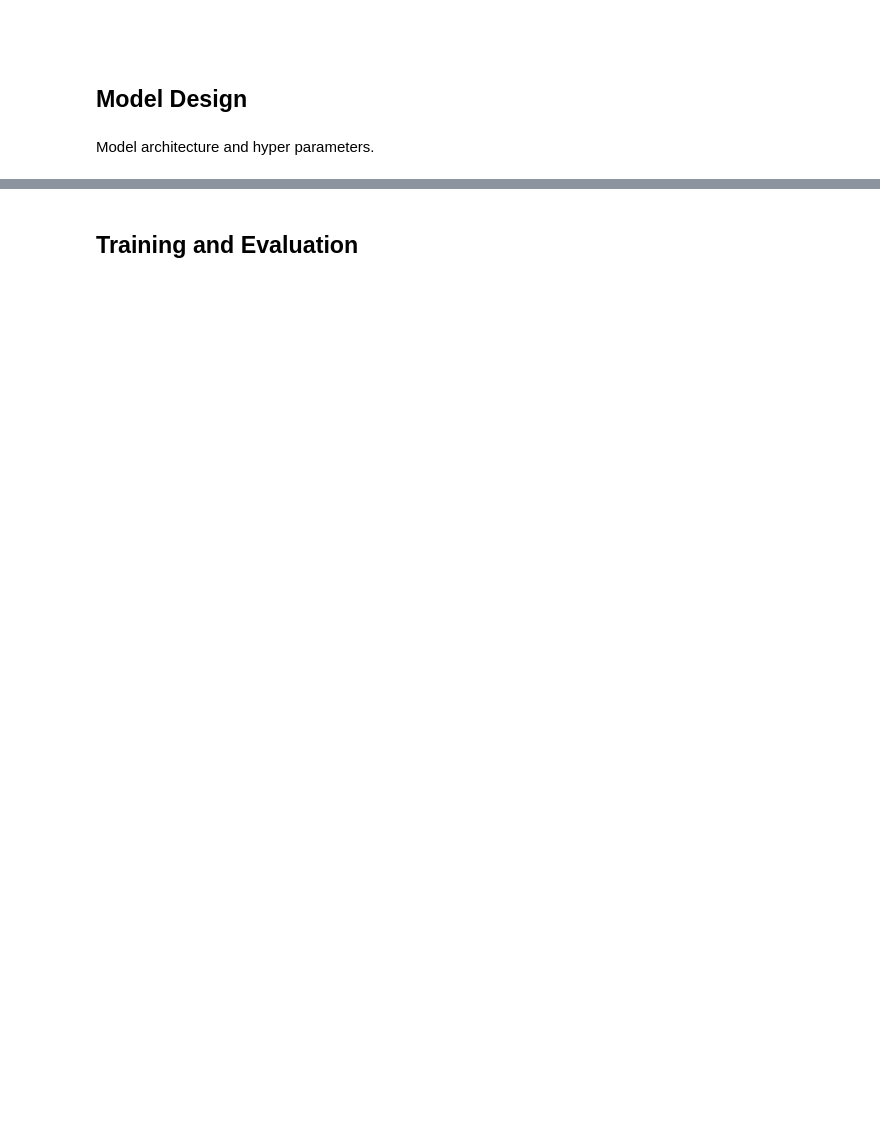
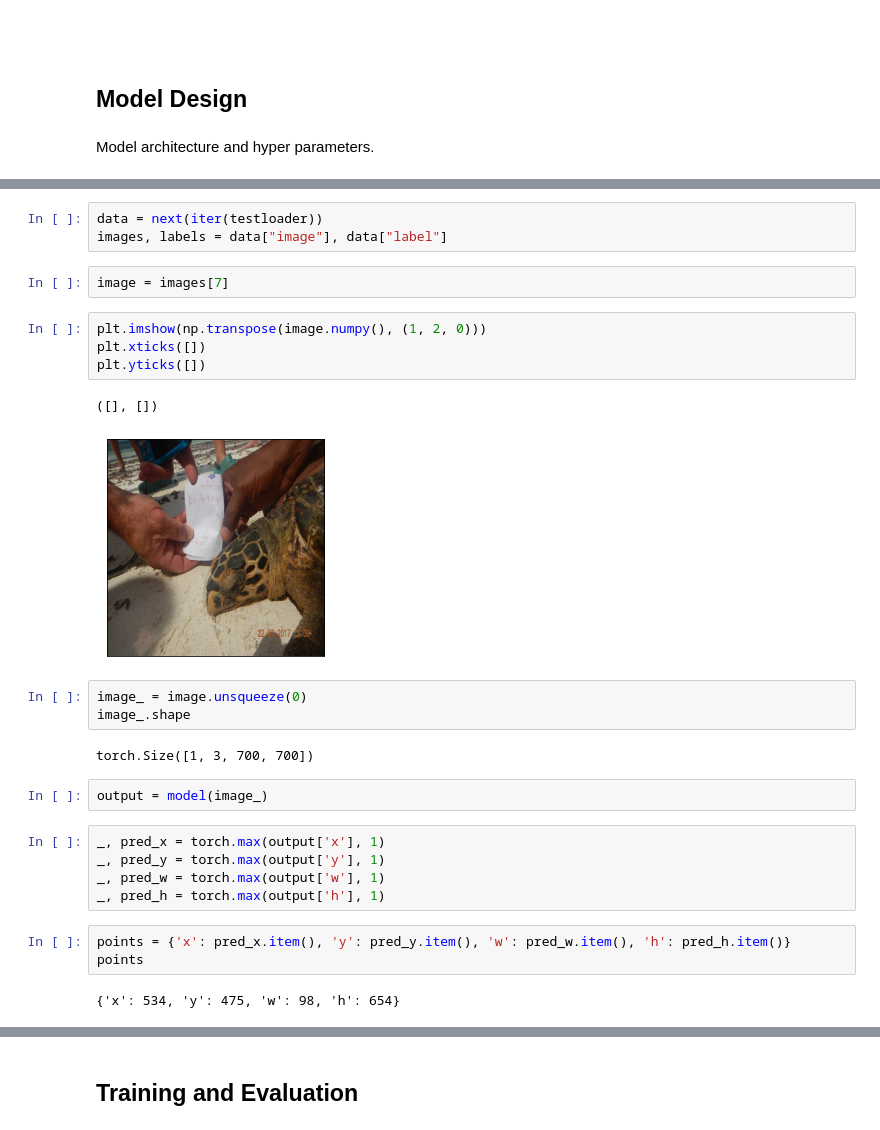
Before and after one commit to martinoywa/zindi-challenges, a Jupyter notebook: Local Ocean Conservation - Sea Turtle Face Detection/Model_Notebook.ipynb, the cells around one changed output, grey strips where cells are left out. Drawn from its saved outputs; the diff is of its cells as text; blank space fills up the shorter version.

Commit message:
Add pre-model testing

```diff
--- a/Local Ocean Conservation - Sea Turtle Face Detection/Model_Notebook.ipynb
+++ b/Local Ocean Conservation - Sea Turtle Face Detection/Model_Notebook.ipynb
@@ -166,0 +329,29 @@ Model architecture and hyper parameters.
+# %%
+data = next(iter(testloader))
+images, labels = data["image"], data["label"]
+# %%
+image = images[7]
+# %%
+plt.imshow(np.transpose(image.numpy(), (1, 2, 0)))
+plt.xticks([])
+plt.yticks([])
+# %% [output]
+([], [])
+[figure, added]
+# %%
+image_ = image.unsqueeze(0)
+image_.shape
+# %% [output]
+torch.Size([1, 3, 700, 700])
+# %%
+output = model(image_)
+# %%
+_, pred_x = torch.max(output['x'], 1)
+_, pred_y = torch.max(output['y'], 1)
+_, pred_w = torch.max(output['w'], 1)
+_, pred_h = torch.max(output['h'], 1)
+# %%
+points = {'x': pred_x.item(), 'y': pred_y.item(), 'w': pred_w.item(), 'h': pred_h.item()}
+points
+# %% [output]
+{'x': 534, 'y': 475, 'w': 98, 'h': 654}
```
Also changed, not shown: parts of 31 cells of this notebook.
